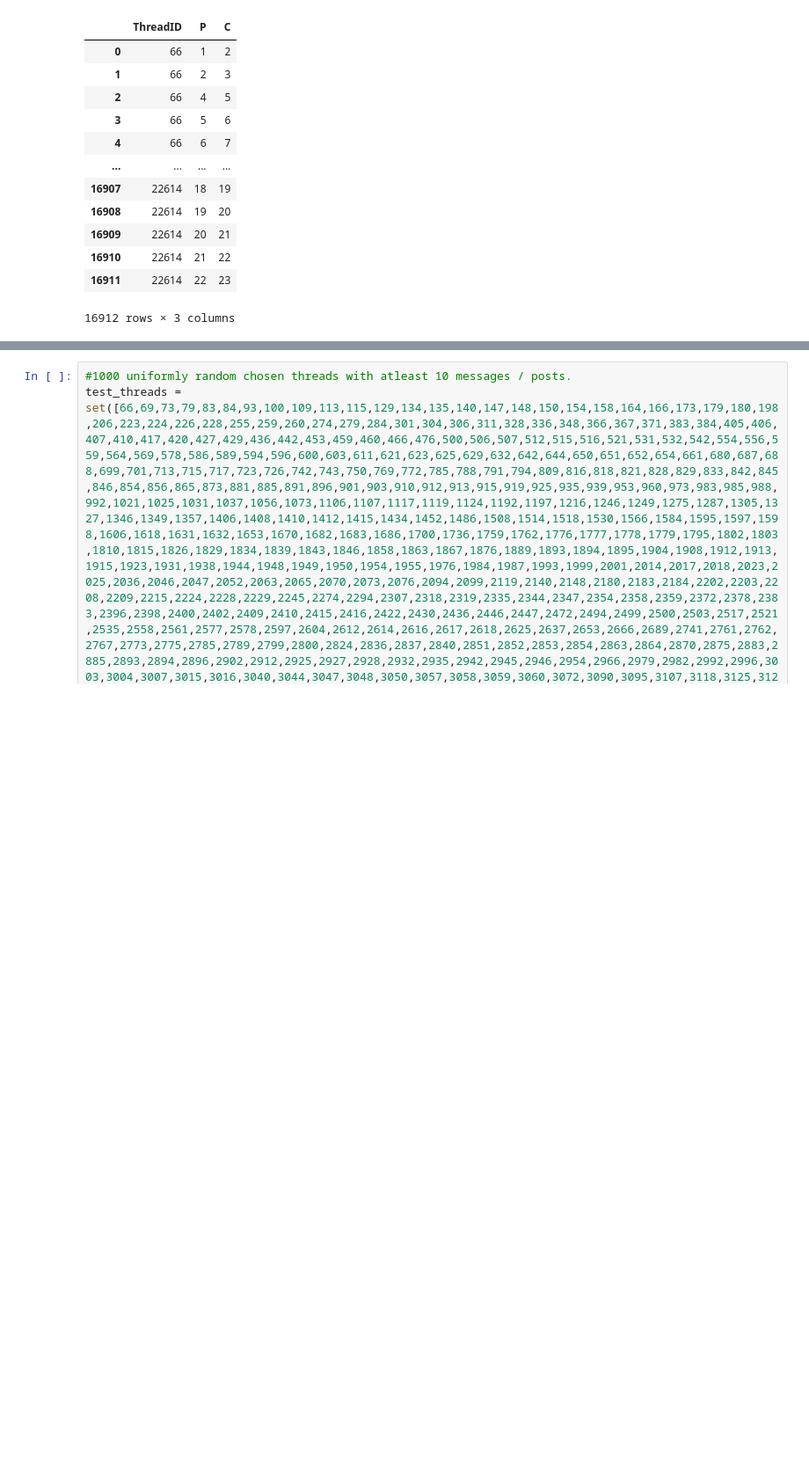
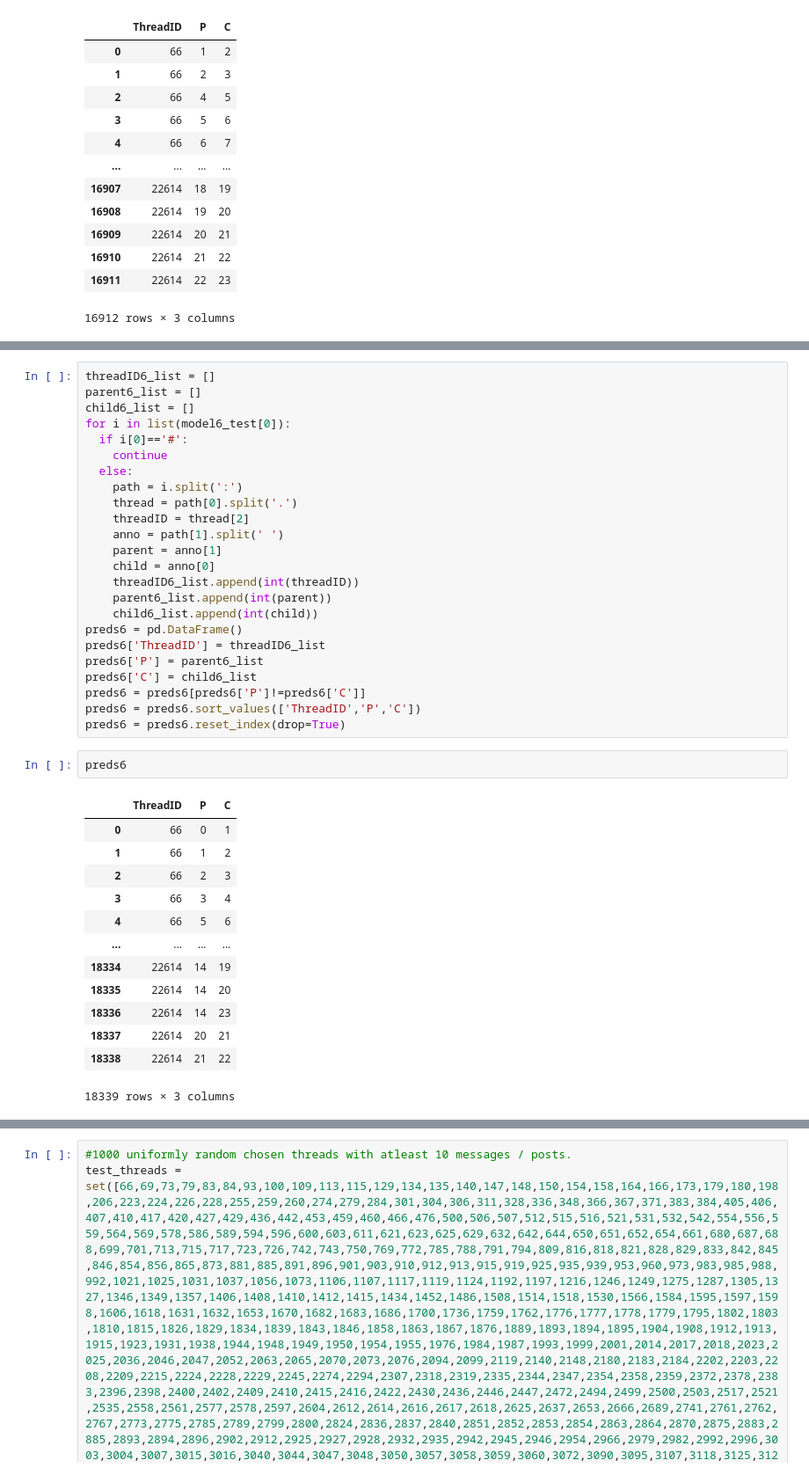
Before and after one commit to anandraiyer/access_forums_eval, a Jupyter notebook: testing_framework.ipynb, the cells around one changed output, grey strips where cells are left out. Shown at 88% size. Drawn from its saved outputs; the diff is of its cells as text; blank space fills up the shorter version.

```diff
--- a/testing_framework.ipynb
+++ b/testing_framework.ipynb
@@ -621,0 +728,40 @@ preds4
+# %%
+threadID6_list = []
+parent6_list = []
+child6_list = []
+for i in list(model6_test[0]):
+  if i[0]=='#':
+    continue
+  else:
+    path = i.split(':')
+    thread = path[0].split('.')
+    threadID = thread[2]
+    anno = path[1].split(' ')
+    parent = anno[1]
+    child = anno[0]
+    threadID6_list.append(int(threadID))
+    parent6_list.append(int(parent))
+    child6_list.append(int(child))
+preds6 = pd.DataFrame()
+preds6['ThreadID'] = threadID6_list
+preds6['P'] = parent6_list
+preds6['C'] = child6_list
+preds6 = preds6[preds6['P']!=preds6['C']]
+preds6 = preds6.sort_values(['ThreadID','P','C'])
+preds6 = preds6.reset_index(drop=True)
+# %%
+preds6
+# %% [output]
+|  | ThreadID | P | C |
+| 0 | 66 | 0 | 1 |
+| 1 | 66 | 1 | 2 |
+| 2 | 66 | 2 | 3 |
+| 3 | 66 | 3 | 4 |
+| 4 | 66 | 5 | 6 |
+| ... | ... | ... | ... |
+| 18334 | 22614 | 14 | 19 |
+| 18335 | 22614 | 14 | 20 |
+| 18336 | 22614 | 14 | 23 |
+| 18337 | 22614 | 20 | 21 |
+| 18338 | 22614 | 21 | 22 |
+18339 rows × 3 columns
```
Also changed, not shown: parts of 147 cells of this notebook.
